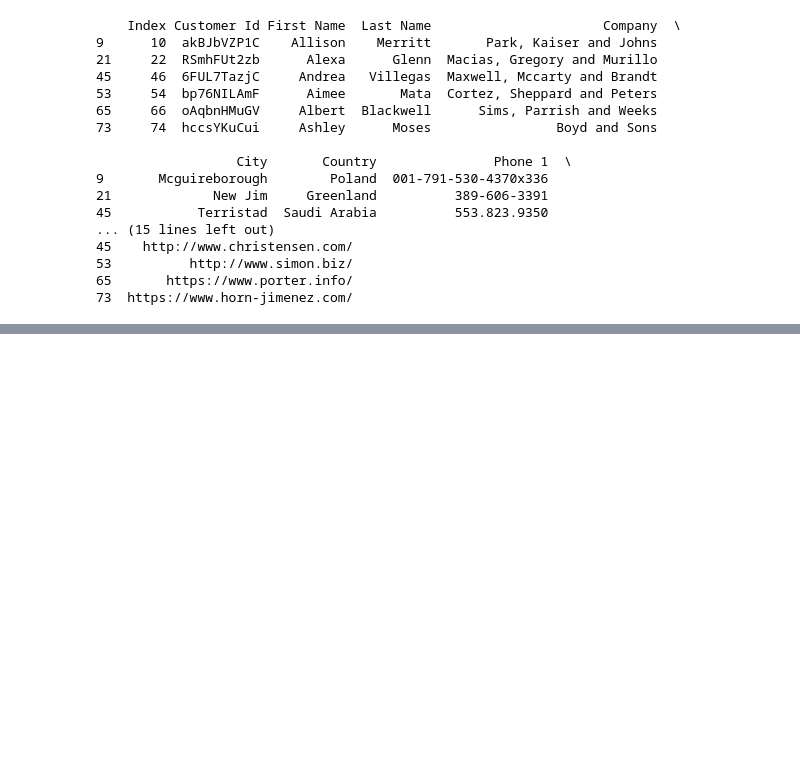
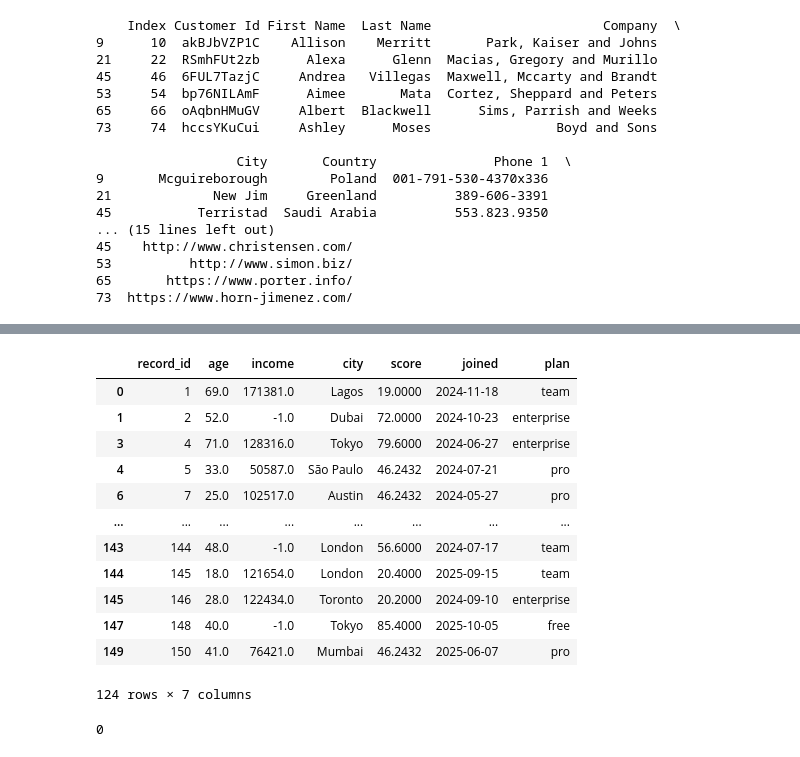
Before and after one commit to SiddharthKandlakunta/Course_Repository, a Jupyter notebook: pandas/pandas.ipynb, the cells around one changed output, grey strips where cells are left out. Saved outputs shown, nothing was run; the diff lists cells and outputs as text; code cells hidden in the pictures; blank space fills up the shorter version.

```diff
--- a/pandas/pandas.ipynb
+++ b/pandas/pandas.ipynb
@@ -308,0 +463,21 @@ print(df[df['First Name'].str.startswith('A')])
+# %%
+df1.dropna(subset=['age'])
+# %% [output]
+|  | record_id | age | income | city | score | joined | plan |
+| 0 | 1 | 69.0 | 171381.0 | Lagos | 19.0000 | 2024-11-18 | team |
+| 1 | 2 | 52.0 | -1.0 | Dubai | 72.0000 | 2024-10-23 | enterprise |
+| 3 | 4 | 71.0 | 128316.0 | Tokyo | 79.6000 | 2024-06-27 | enterprise |
+| 4 | 5 | 33.0 | 50587.0 | São Paulo | 46.2432 | 2024-07-21 | pro |
+| 6 | 7 | 25.0 | 102517.0 | Austin | 46.2432 | 2024-05-27 | pro |
+| ... | ... | ... | ... | ... | ... | ... | ... |
+| 143 | 144 | 48.0 | -1.0 | London | 56.6000 | 2024-07-17 | team |
+| 144 | 145 | 18.0 | 121654.0 | London | 20.4000 | 2025-09-15 | team |
+| 145 | 146 | 28.0 | 122434.0 | Toronto | 20.2000 | 2024-09-10 | enterprise |
+| 147 | 148 | 40.0 | -1.0 | Tokyo | 85.4000 | 2025-10-05 | free |
+| 149 | 150 | 41.0 | 76421.0 | Mumbai | 46.2432 | 2025-06-07 | pro |
+124 rows × 7 columns
+# %%
+print(df1.duplicated().sum())
+df1 = df.drop_duplicates()
+# %% [output]
+0
```
Also changed, not shown: parts of 19 cells of this notebook, 2 other files.
